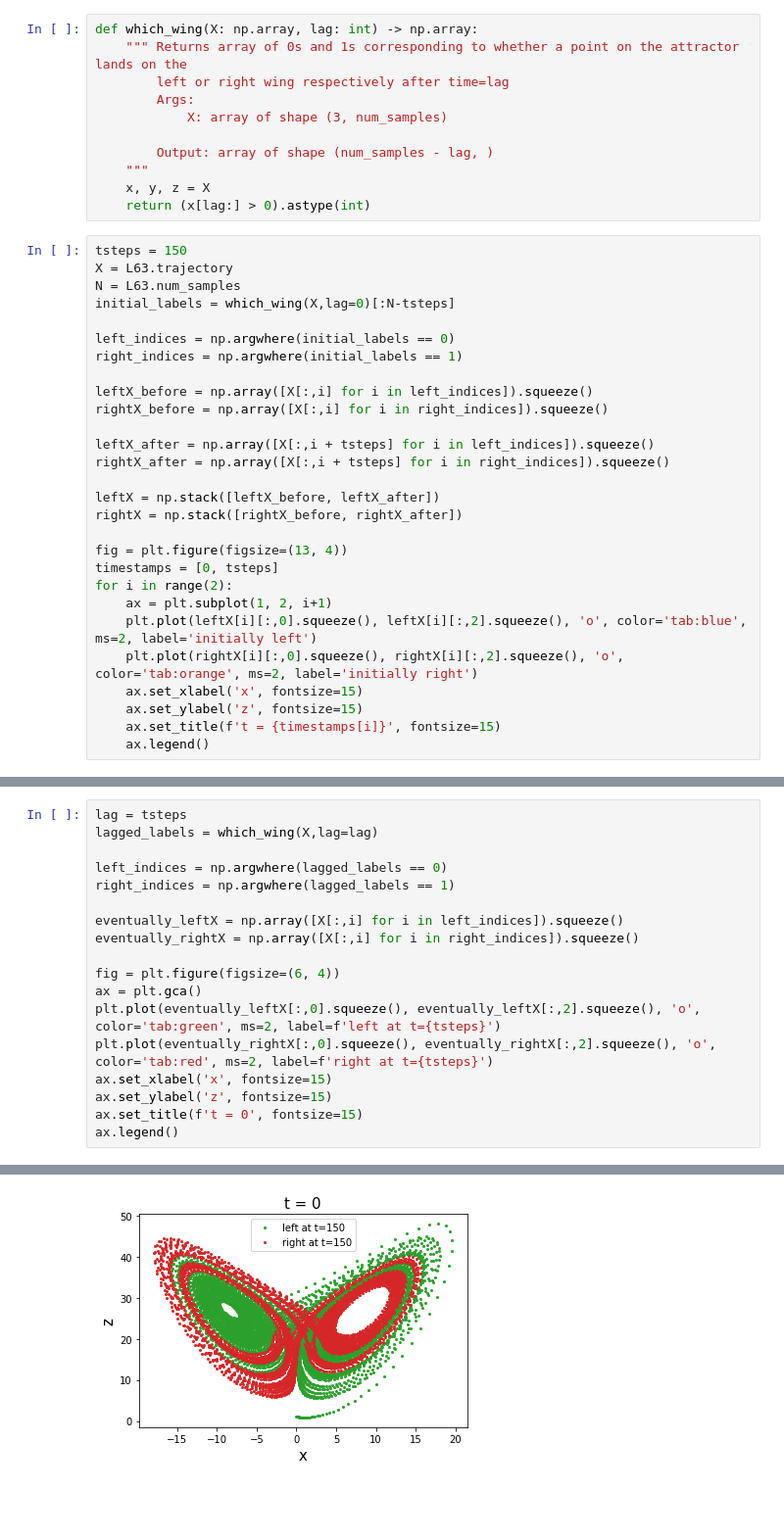
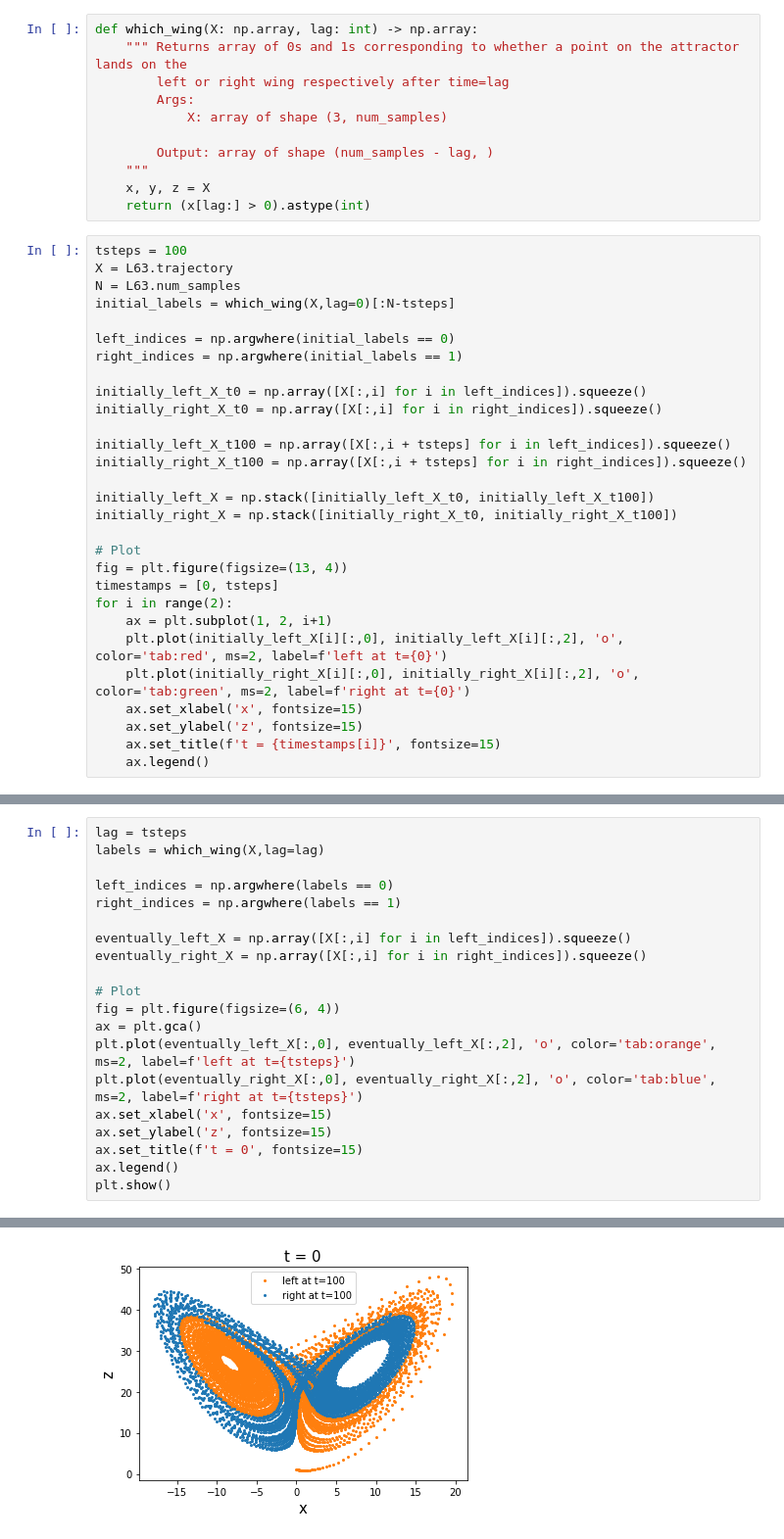
Before and after one commit to sotakao/STUOD_Hackathon_2021, a Jupyter notebook: tutorials/Intro2ML4Climate_Part1.ipynb, the cells around one changed output, grey strips where cells are left out. Shown at 98% size. Saved outputs shown, nothing was run; the diff lists cells and outputs as text; blank space fills up the shorter version.

```diff
--- a/tutorials/Intro2ML4Climate_Part1.ipynb
+++ b/tutorials/Intro2ML4Climate_Part1.ipynb
@@ -27,7 +27,7 @@ def which_wing(X: np.array, lag: int) -> np.array:
     x, y, z = X
     return (x[lag:] > 0).astype(int)
 # %%
-tsteps = 150
+tsteps = 100
 X = L63.trajectory
 N = L63.num_samples
 initial_labels = which_wing(X,lag=0)[:N-tsteps]
@@ -35,21 +35,22 @@ initial_labels = which_wing(X,lag=0)[:N-tsteps]
 left_indices = np.argwhere(initial_labels == 0)
 right_indices = np.argwhere(initial_labels == 1)
 
-leftX_before = np.array([X[:,i] for i in left_indices]).squeeze()
-rightX_before = np.array([X[:,i] for i in right_indices]).squeeze()
+initially_left_X_t0 = np.array([X[:,i] for i in left_indices]).squeeze()
+initially_right_X_t0 = np.array([X[:,i] for i in right_indices]).squeeze()
 
-leftX_after = np.array([X[:,i + tsteps] for i in left_indices]).squeeze()
-rightX_after = np.array([X[:,i + tsteps] for i in right_indices]).squeeze()
+initially_left_X_t100 = np.array([X[:,i + tsteps] for i in left_indices]).squeeze()
+initially_right_X_t100 = np.array([X[:,i + tsteps] for i in right_indices]).squeeze()
 
-leftX = np.stack([leftX_before, leftX_after])
-rightX = np.stack([rightX_before, rightX_after])
+initially_left_X = np.stack([initially_left_X_t0, initially_left_X_t100])
+initially_right_X = np.stack([initially_right_X_t0, initially_right_X_t100])
 
+# Plot
 fig = plt.figure(figsize=(13, 4))
 timestamps = [0, tsteps]
 for i in range(2):
     ax = plt.subplot(1, 2, i+1)
-    plt.plot(leftX[i][:,0].squeeze(), leftX[i][:,2].squeeze(), 'o', color='tab:blue', ms=2, label='initially left')
-    plt.plot(rightX[i][:,0].squeeze(), rightX[i][:,2].squeeze(), 'o', color='tab:orange', ms=2, label='initially right')
+    plt.plot(initially_left_X[i][:,0], initially_left_X[i][:,2], 'o', color='tab:red', ms=2, label=f'left at t={0}')
+    plt.plot(initially_right_X[i][:,0], initially_right_X[i][:,2], 'o', color='tab:green', ms=2, label=f'right at t={0}')
     ax.set_xlabel('x', fontsize=15)
     ax.set_ylabel('z', fontsize=15)
     ax.set_title(f't = {timestamps[i]}', fontsize=15)
@@ -59,19 +60,21 @@ for i in range(2):
 # %%
 lag = tsteps
-lagged_labels = which_wing(X,lag=lag)
+labels = which_wing(X,lag=lag)
 
-left_indices = np.argwhere(lagged_labels == 0)
-right_indices = np.argwhere(lagged_labels == 1)
+left_indices = np.argwhere(labels == 0)
+right_indices = np.argwhere(labels == 1)
 
-eventually_leftX = np.array([X[:,i] for i in left_indices]).squeeze()
-eventually_rightX = np.array([X[:,i] for i in right_indices]).squeeze()
+eventually_left_X = np.array([X[:,i] for i in left_indices]).squeeze()
+eventually_right_X = np.array([X[:,i] for i in right_indices]).squeeze()
 
+# Plot
 fig = plt.figure(figsize=(6, 4))
 ax = plt.gca()
-plt.plot(eventually_leftX[:,0].squeeze(), eventually_leftX[:,2].squeeze(), 'o', color='tab:green', ms=2, label=f'left at t={tsteps}')
-plt.plot(eventually_rightX[:,0].squeeze(), eventually_rightX[:,2].squeeze(), 'o', color='tab:red', ms=2, label=f'right at t={tsteps}')
+plt.plot(eventually_left_X[:,0], eventually_left_X[:,2], 'o', color='tab:orange', ms=2, label=f'left at t={tsteps}')
+plt.plot(eventually_right_X[:,0], eventually_right_X[:,2], 'o', color='tab:blue', ms=2, label=f'right at t={tsteps}')
 ax.set_xlabel('x', fontsize=15)
 ax.set_ylabel('z', fontsize=15)
 ax.set_title(f't = 0', fontsize=15)
 ax.legend()
+plt.show()
 # %% [output]
@@ -79 +81 @@ ax.legend()
-[figure, old version]
+[figure, new version]
```
Also changed, not shown: parts of 23 cells of this notebook, 1 other file.
